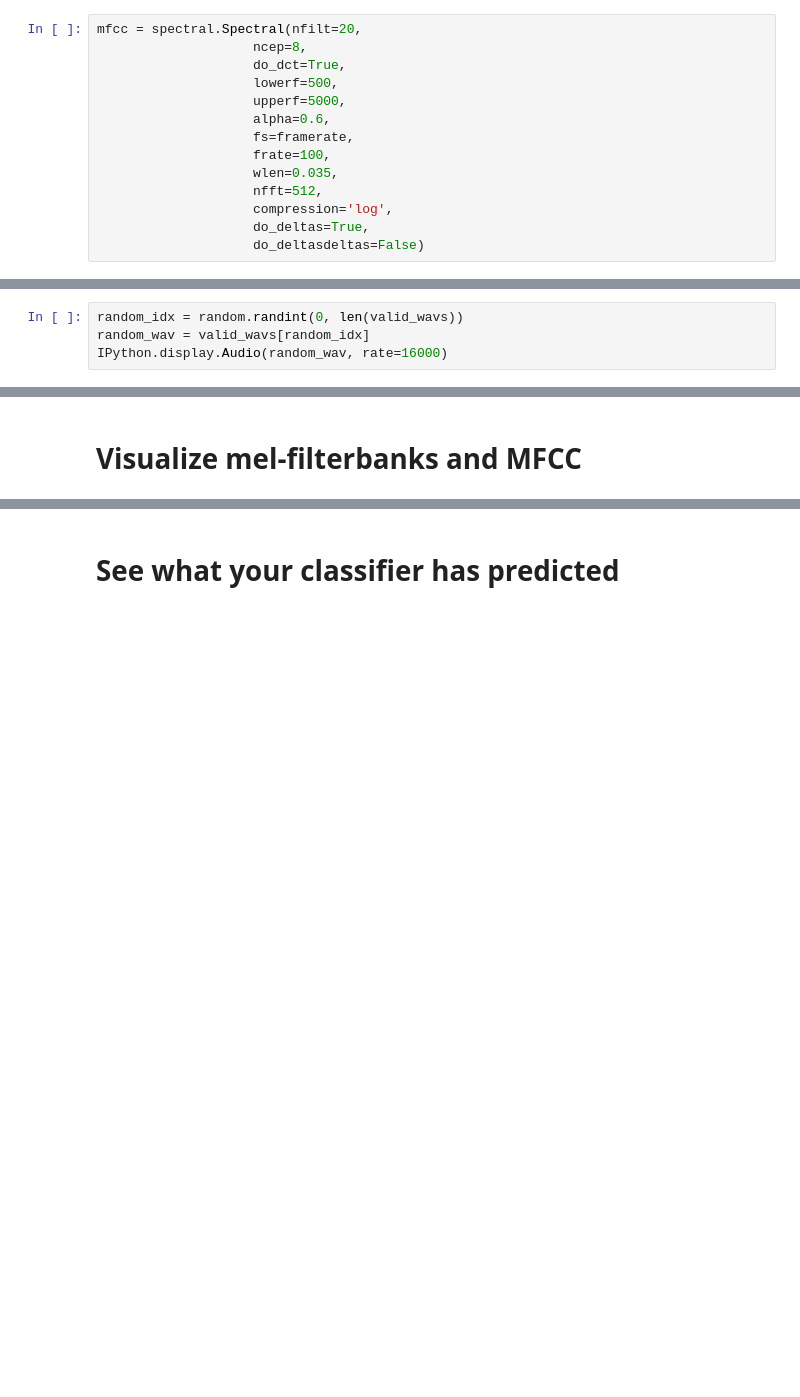
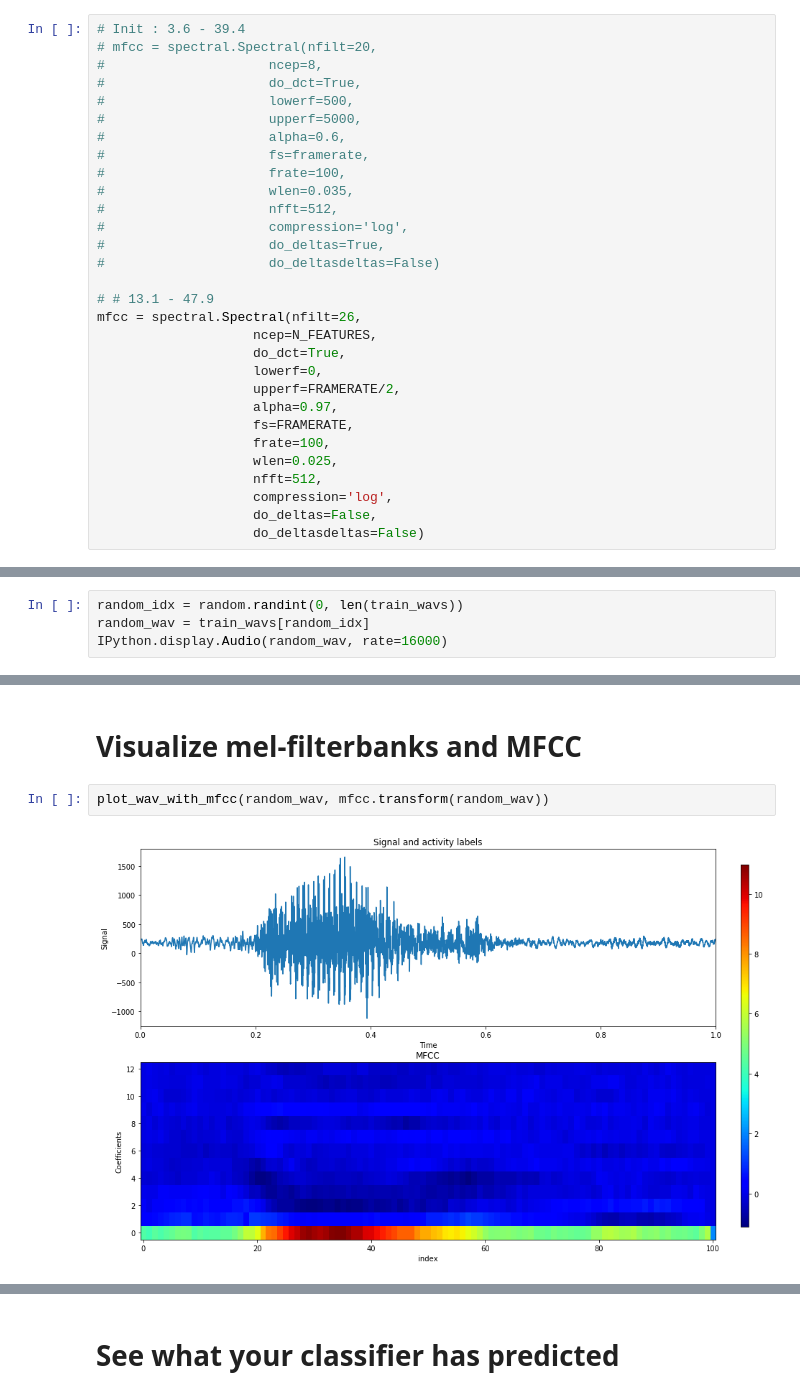
Before and after one commit to ClementAcher/MVA_NLP, a Jupyter notebook: TP1/speech_commands_mva_2019_py3.ipynb, the cells around one changed output, grey strips where cells are left out. Cells and saved outputs as stored; diff of their text form; blank space fills up the shorter version.

```diff
--- a/TP1/speech_commands_mva_2019_py3.ipynb
+++ b/TP1/speech_commands_mva_2019_py3.ipynb
@@ -220,16 +366,32 @@ melfbanks = spectral.Spectral(nfilt=20,
 # %% [markdown]
 # MFCC function
 # %%
-mfcc = spectral.Spectral(nfilt=20,
-                    ncep=8,
+# Init : 3.6 - 39.4
+# mfcc = spectral.Spectral(nfilt=20,
+#                     ncep=8,
+#                     do_dct=True,
+#                     lowerf=500,
+#                     upperf=5000,
+#                     alpha=0.6,
+#                     fs=framerate,
+#                     frate=100,
+#                     wlen=0.035,
+#                     nfft=512,
+#                     compression='log',
+#                     do_deltas=True,
+#                     do_deltasdeltas=False)
+
+# # 13.1 - 47.9
+mfcc = spectral.Spectral(nfilt=26,
+                    ncep=N_FEATURES,
                     do_dct=True,
-                    lowerf=500,
-                    upperf=5000,
-                    alpha=0.6,
-                    fs=framerate,
+                    lowerf=0,
+                    upperf=FRAMERATE/2,
+                    alpha=0.97,
+                    fs=FRAMERATE,
                     frate=100,
-                    wlen=0.035,
+                    wlen=0.025,
                     nfft=512,
                     compression='log',
-                    do_deltas=True,
+                    do_deltas=False,
                     do_deltasdeltas=False)
@@ -308,8 +555,12 @@ Accuracy on valid set 31.3%
 # %%
-random_idx = random.randint(0, len(valid_wavs))
-random_wav = valid_wavs[random_idx]
+random_idx = random.randint(0, len(train_wavs))
+random_wav = train_wavs[random_idx]
 IPython.display.Audio(random_wav, rate=16000)
 # %% [output]
 [interactive output not drawn]
 # %% [markdown]
 # Visualize mel-filterbanks and MFCC
+# %%
+plot_wav_with_mfcc(random_wav, mfcc.transform(random_wav))
+# %% [output]
+[figure, added]
```
Also changed, not shown: parts of 47 cells of this notebook, 4 other files.
